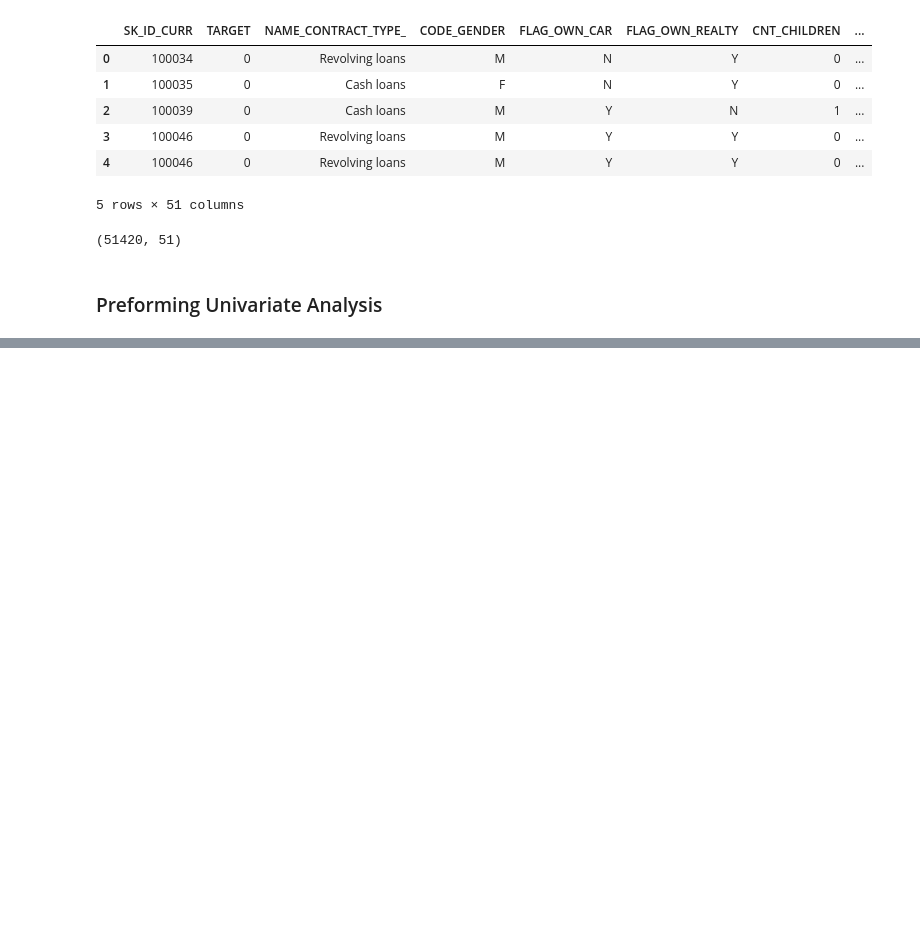
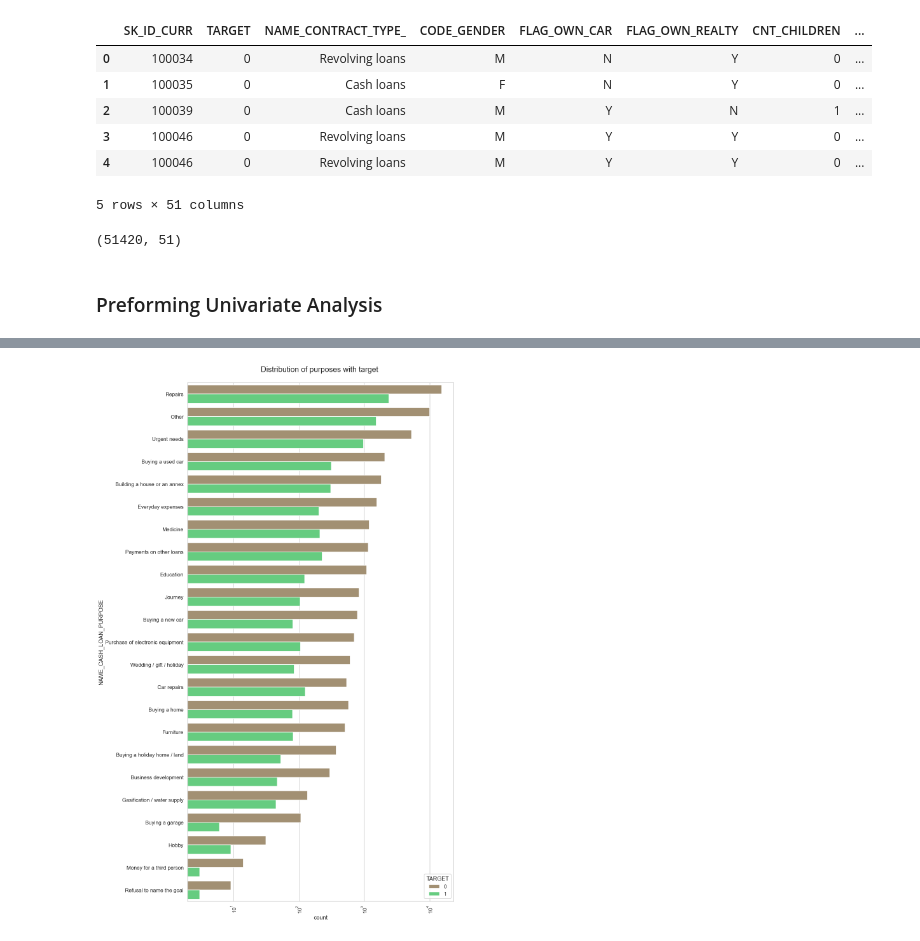
Before and after one commit to sumeet1396/Credit-EDA, a Jupyter notebook: credit-eda.ipynb, the cells around one changed output, grey strips where cells are left out. Cells and saved outputs as stored; diff of their text form; code cells hidden in the pictures; blank space fills up the shorter version.

```diff
--- a/credit-eda.ipynb
+++ b/credit-eda.ipynb
@@ -750,17 +750,16 @@ mergedDatasetRenamed.drop(['SK_ID_CURR','WEEKDAY_APPR_PROCESS_START', 'HOUR_APPR
 # %% [markdown]
 ### Preforming Univariate Analysis
 # %%
-# Distribution of contract status in logarithmic scale
+def funcountplot(title, order, name):
+    sns.set_style('whitegrid')
+    sns.set_context('talk')
 
-sns.set_style('whitegrid')
-sns.set_context('talk')
-
-plt.figure(figsize=(15,30))
-plt.rcParams["axes.labelsize"] = 18
-plt.rcParams['axes.titlesize'] = 24
-plt.rcParams['axes.titlepad'] = 34
-plt.xticks(rotation=90)
-plt.xscale('log')
-plt.title('Distribution of contract status with purposes')
-ax = sns.countplot(data = mergedDatasetRenamed, y= 'NAME_CASH_LOAN_PURPOSE',
-                   order= mergedDatasetRenamed['NAME_CASH_LOAN_PURPOSE'].value_counts().index,hue = 'NAME_CONTRACT_STATUS',palette='terrain_r')
+    plt.figure(figsize=(15,30))
+    plt.rcParams["axes.labelsize"] = 18
+    plt.rcParams['axes.titlesize'] = 24
+    plt.rcParams['axes.titlepad'] = 34
+    plt.xticks(rotation=90)
+    plt.xscale('log')
+    plt.title(title)
+    ax = sns.countplot(data = mergedDatasetRenamed, y= order,
+                    order= mergedDatasetRenamed[order].value_counts().index,hue = name,palette='terrain_r')
@@ -768,0 +777,5 @@ ax = sns.countplot(data = mergedDatasetRenamed, y= 'NAME_CASH_LOAN_PURPOSE',
+# %%
+# Distribution of contract status
+funcountplot('Distribution of purposes with target ','NAME_CASH_LOAN_PURPOSE','TARGET')
+# %% [output]
+[figure, added]
```
Also changed, not shown: parts of 11 cells of this notebook.
